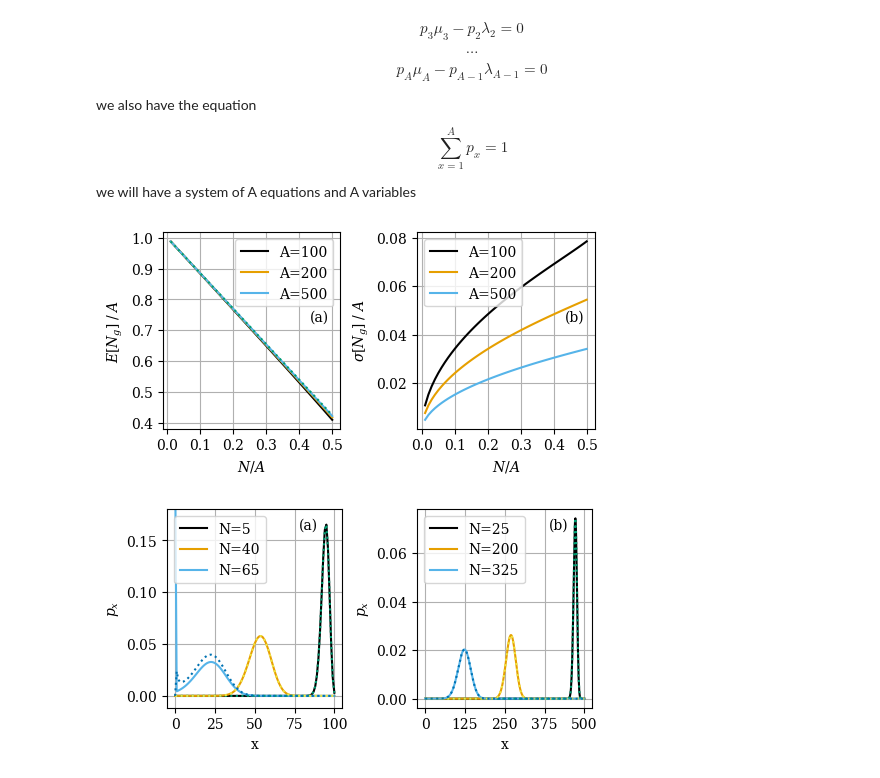
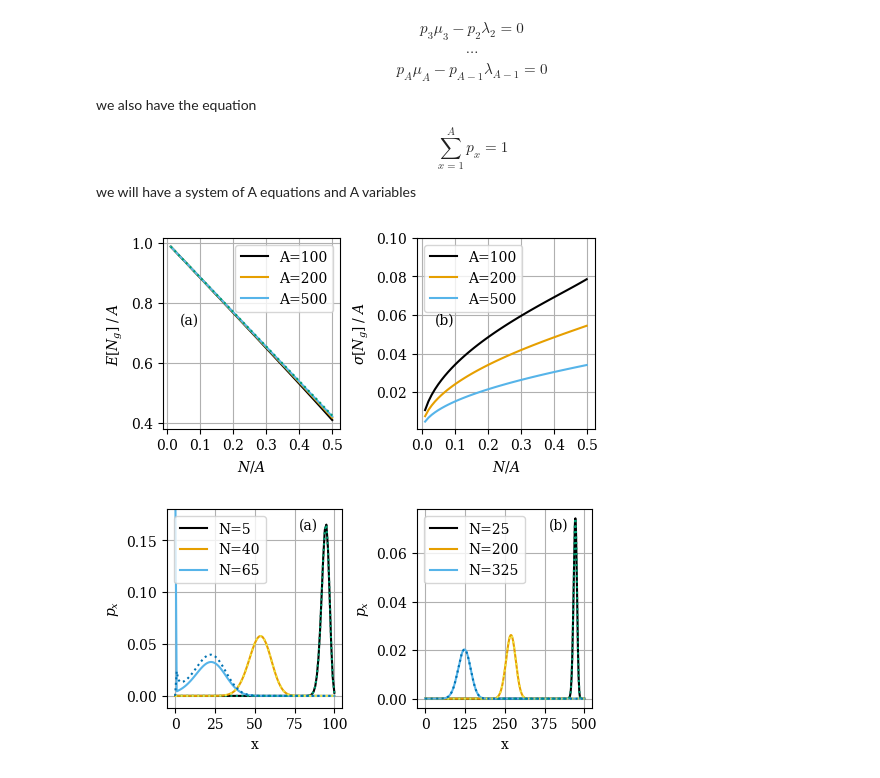
Before and after one commit to ELFREELAND/minecraft_sheep, a Jupyter notebook: stochastic/stochastic_model_kolmogorov.ipynb, the cells around one changed output. Cells and saved outputs as stored; diff of their text form; code cells hidden in the pictures.

```diff
--- a/stochastic/stochastic_model_kolmogorov.ipynb
+++ b/stochastic/stochastic_model_kolmogorov.ipynb
@@ -92,9 +92,3 @@ def simulate(N, A, stoptime, init):
     return s
 # %% [markdown]
 ## Execute simulations
-# %%
-sol_100 = {str(i): simulate(i, 100, 10000, "max") for i in range(5, 90, 5)}
-
-sol_200 = {str(i): simulate(i, 200, 10000, "max") for i in range(10, 180, 10)}
-
-sol_500 = {str(i): simulate(i, 500, 10000, "max") for i in range(25, 450, 25)}
@@ -416,36 +403,44 @@ ax2.set_prop_cycle(wong_cycle)
 N_A_list = np.linspace(0.01, 0.5)
 
 #expected values
 ax1.plot(N_A_list, np.array([pmfE(quasiEqRec(100, i*100)) for i in N_A_list])/100, label="A=100")
 ax1.plot(N_A_list, np.array([pmfE(quasiEqRec(200, i*200)) for i in N_A_list])/200, label="A=200")
 ax1.plot(N_A_list, np.array([pmfE(quasiEqRec(500, i*500)) for i in N_A_list])/500, label="A=500")
 ax1.plot(N_A_list, 1-N_A_list*R/K, ":")
 
 ax2.plot(N_A_list, np.sqrt(np.array([pmfVar(quasiEqRec(100, i*100)) for i in N_A_list]))/100, label="A=100")
 ax2.plot(N_A_list, np.sqrt(np.array([pmfVar(quasiEqRec(200, i*200)) for i in N_A_list]))/200, label="A=200")
 ax2.plot(N_A_list, np.sqrt(np.array([pmfVar(quasiEqRec(500, i*500)) for i in N_A_list]))/500, label="A=500")
 
 ax1.set_xlabel("$N/A$")
 ax2.set_xlabel("$N/A$")
 
 ax1.set_ylabel("$E[N_g]\;/\;A$")
 ax2.set_ylabel("$\sigma[N_g]\;/\;A$")
 
 ax2.grid(True)
 ax1.grid(True)
 
 ax1.legend()
 ax2.legend()
 
+#square root scale, bother with this if you want
+#def square(x):
+#    return x*x
+
+#ax2.set_xscale("function", functions=(np.sqrt, square))
+
 ax1.set_xticks([0, 0.1, 0.2, 0.3, 0.4, 0.5])
 ax2.set_xticks([0, 0.1, 0.2, 0.3, 0.4, 0.5])
+#ax2.set_xticks([0.01, 0.09, 0.25, 0.49])
+ax2.set_ylim(top=0.1)
 
-ax1.annotate("(a)", (0.83, 0.55), xycoords="axes fraction")
-ax2.annotate("(b)", (0.83, 0.55), xycoords="axes fraction")
+ax1.annotate("(a)", (0.1, 0.55), xycoords="axes fraction")
+ax2.annotate("(b)", (0.1, 0.55), xycoords="axes fraction")
 
 plt.savefig("exp_and_var.pdf")
 # %% [output]
-[figure, old version]
+[figure, new version]
 # %%
 f, (ax, ax2) = plt.subplots(ncols=2, layout="constrained", figsize=(5, 2.5))
 
```
Also changed, not shown: parts of 7 cells of this notebook, 9 other files.
